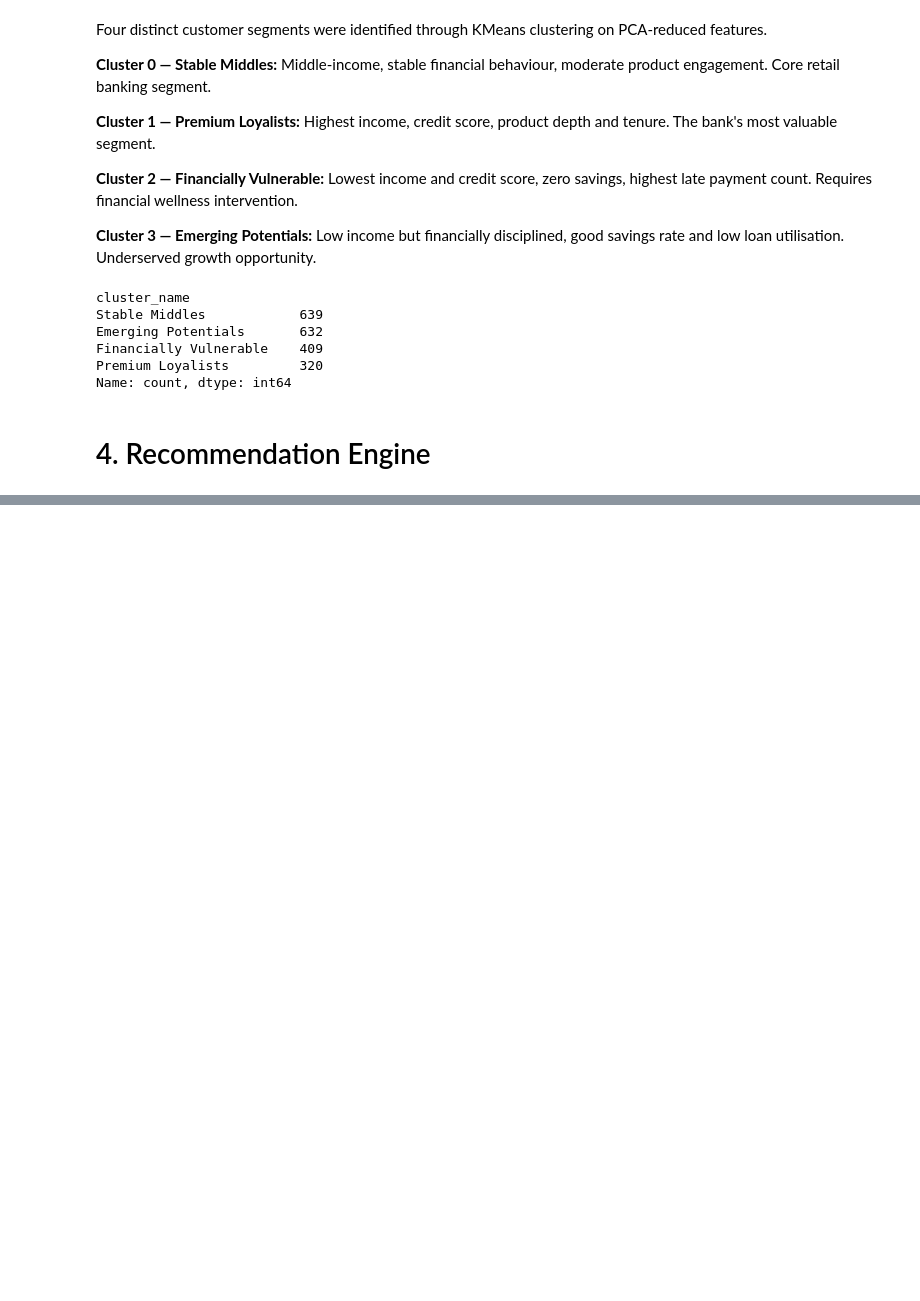
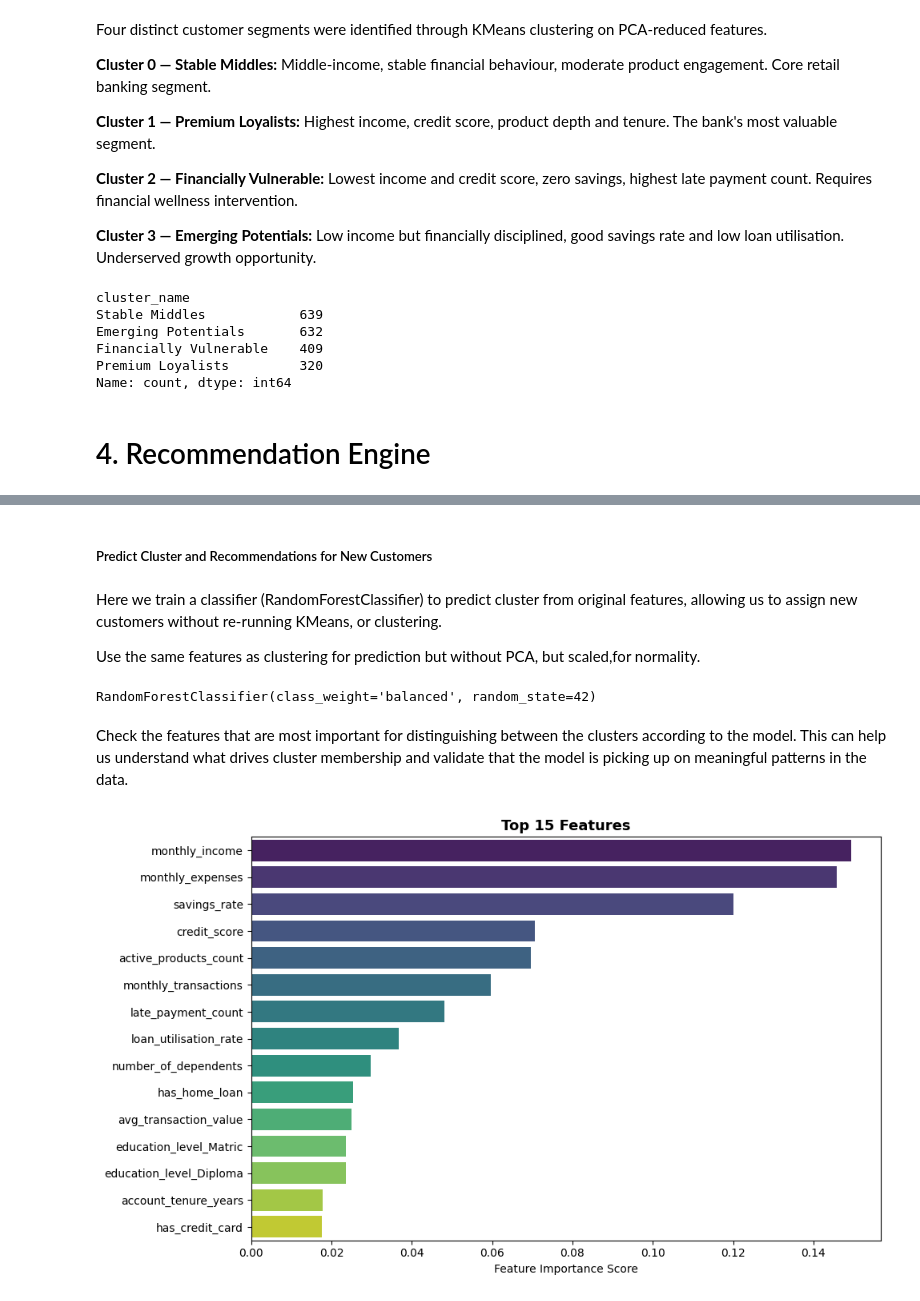
Before and after one commit to MukundiRams/customer-intelligence, a Jupyter notebook: retail-core.ipynb, the cells around one changed output, grey strips where cells are left out. Drawn from its saved outputs; the diff is of its cells as text; code cells hidden in the pictures; blank space fills up the shorter version.

```diff
--- a/retail-core.ipynb
+++ b/retail-core.ipynb
@@ -1195,0 +1510,46 @@ Name: count, dtype: int64
+# %% [markdown]
+##### Predict Cluster and Recommendations for New Customers
+# %% [markdown]
+Here we train a classifier (RandomForestClassifier) to predict cluster from original features, allowing us to assign new customers without re-running KMeans, or clustering.
+
+Use the same features as clustering for prediction but without PCA, but scaled,for normality.
+# %%
+# Train a classifier to predict cluster membership
+from sklearn.ensemble import RandomForestClassifier
+
+feature_cols = [col for col in df_encoded.columns if col not in exclude_cols]
+
+X_train  = df_encoded[feature_cols]
+y_train  = df['cluster']
+
+classifier = RandomForestClassifier(
+    n_estimators=100,
+    random_state=42,
+    class_weight='balanced'
+)
+classifier.fit(X_train, y_train)
+
+# print(f"Classifier trained on {len(X_train)} customers")
+# print(f"Training accuracy: {classifier.score(X_train, y_train):.3f}")
+# %% [output]
+RandomForestClassifier(class_weight='balanced', random_state=42)
+# %% [markdown]
+Check the features that are most important for distinguishing between the clusters according to the model. This can help us understand what drives cluster membership and validate that the model is picking up on meaningful patterns in the data.
+# %%
+# Extract and plot feature importance
+importance_df = pd.DataFrame({
+    'feature': feature_cols,
+    'importance': classifier.feature_importances_
+}).sort_values('importance', ascending=False).head(15)
+
+fig, ax = plt.subplots(figsize=(10, 6))
+sns.barplot(data=importance_df, x='importance', y='feature',
+            palette='viridis', ax=ax)
+ax.set_title("Top 15 Features",
+             fontsize=13, fontweight='bold')
+ax.set_xlabel("Feature Importance Score")
+ax.set_ylabel("")
+plt.tight_layout()
+plt.show()
+# %% [output]
+[figure, added]
```
Also changed, not shown: parts of 14 cells of this notebook.
